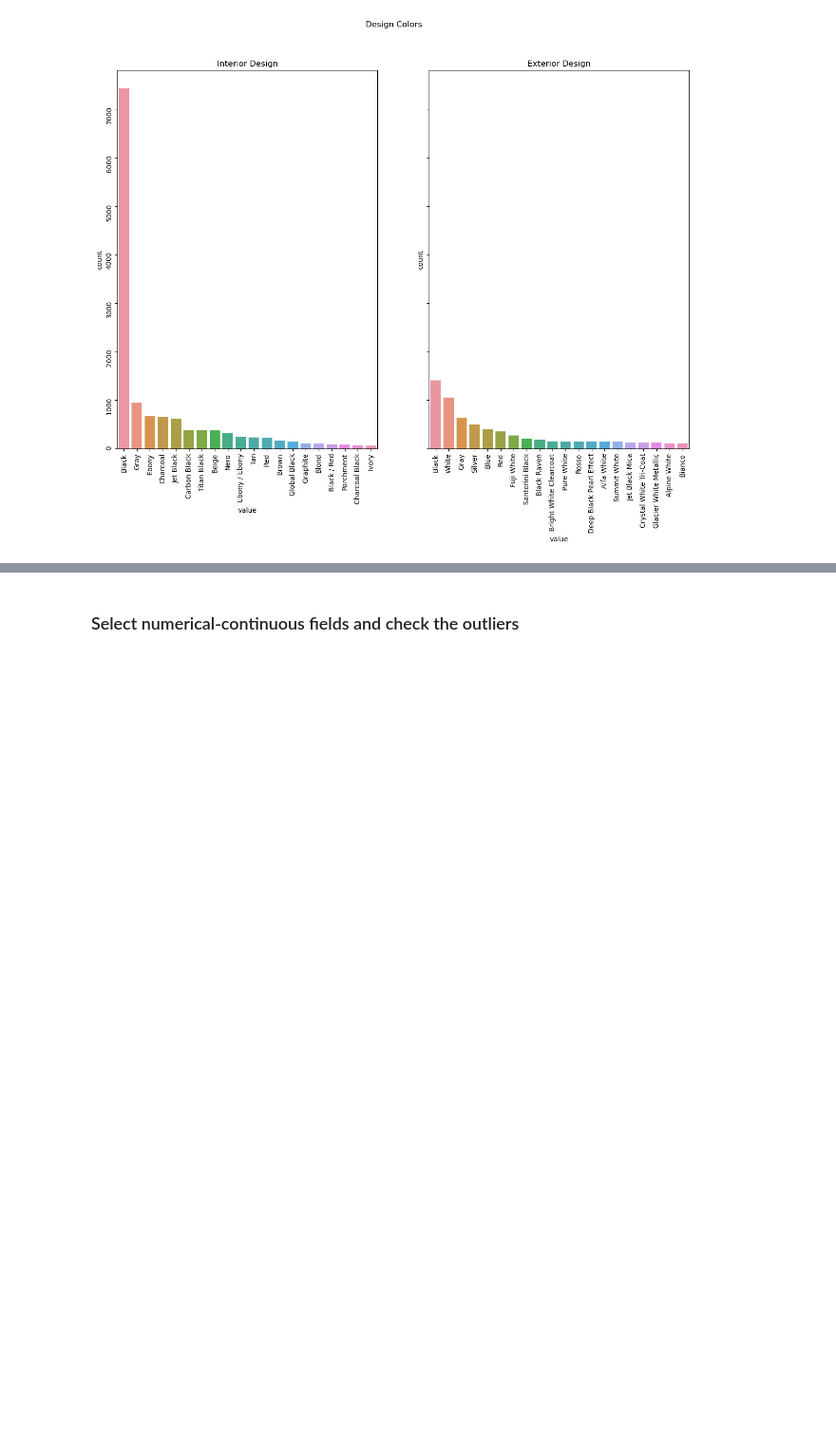
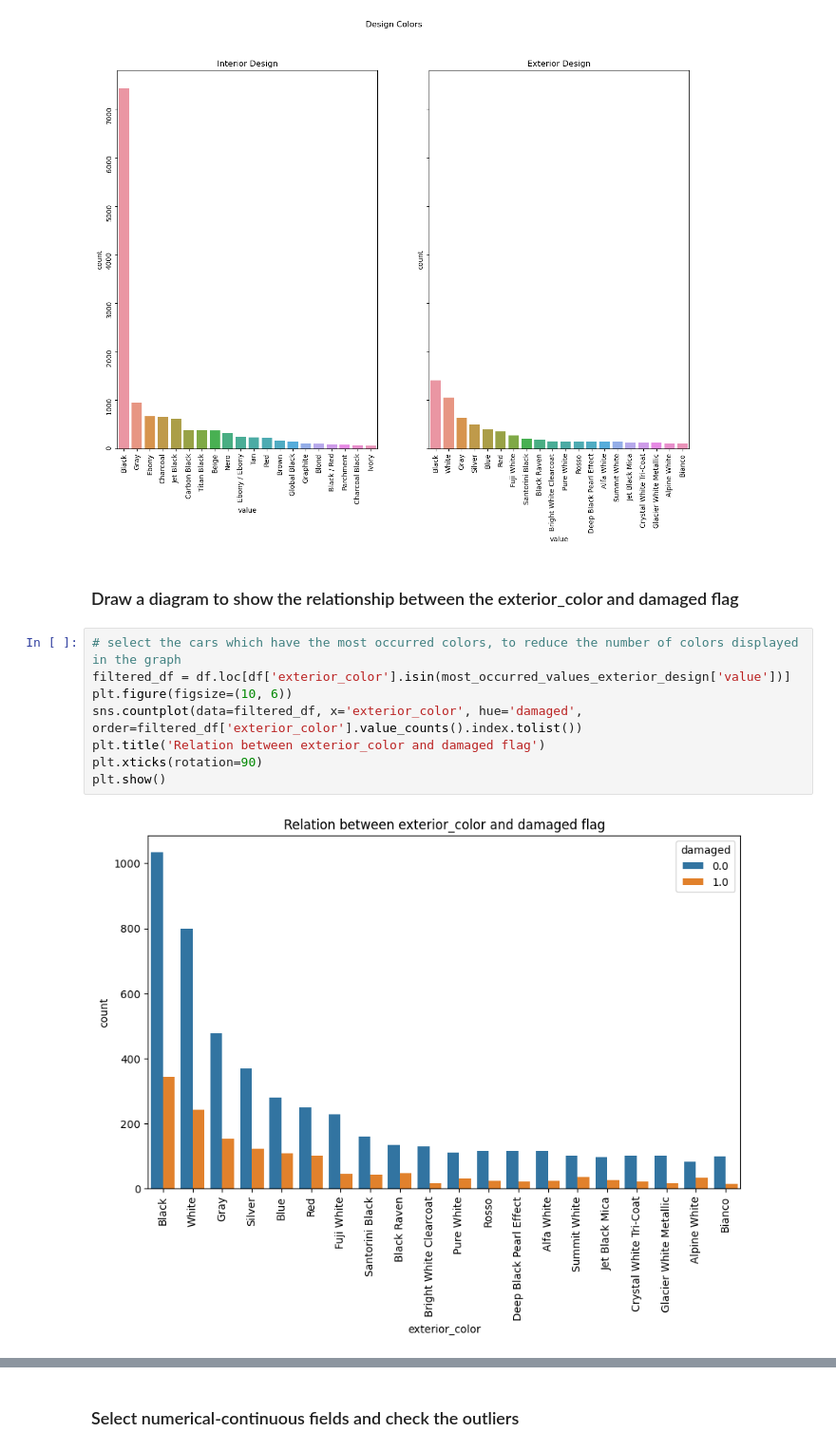
Before and after one commit to aahmedsherif/MachineLearning-UsedCars, a Jupyter notebook: mid-project-used-cars.ipynb, the cells around one changed output, grey strips where cells are left out. Shown at 95% size. Drawn from its saved outputs; the diff is of its cells as text; blank space fills up the shorter version.

```diff
--- a/mid-project-used-cars.ipynb
+++ b/mid-project-used-cars.ipynb
@@ -546,3 +552,15 @@ axes[1].tick_params(labelrotation=90)
 plt.show()
 # %% [output]
 [figure]
+# %% [markdown]
+### Draw a diagram to show the relationship between the exterior_color and damaged flag
+# %%
+# select the cars which have the most occurred colors, to reduce the number of colors displayed in the graph
+filtered_df = df.loc[df['exterior_color'].isin(most_occurred_values_exterior_design['value'])]
+plt.figure(figsize=(10, 6))
+sns.countplot(data=filtered_df, x='exterior_color', hue='damaged', order=filtered_df['exterior_color'].value_counts().index.tolist())
+plt.title('Relation between exterior_color and damaged flag')
+plt.xticks(rotation=90)
+plt.show()
+# %% [output]
+[figure, added]
```
Also changed, not shown: parts of 4 cells of this notebook.
